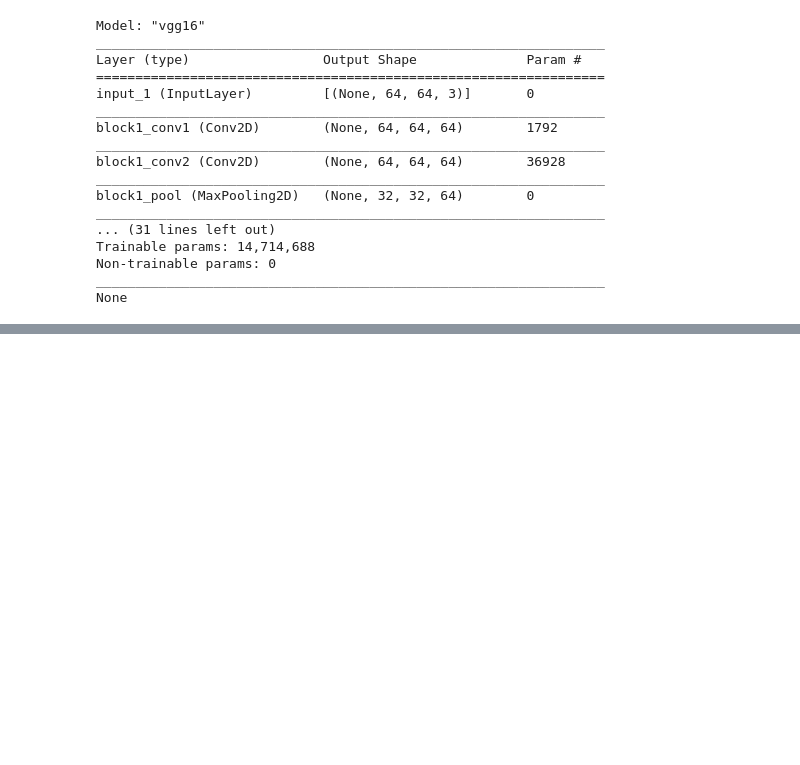
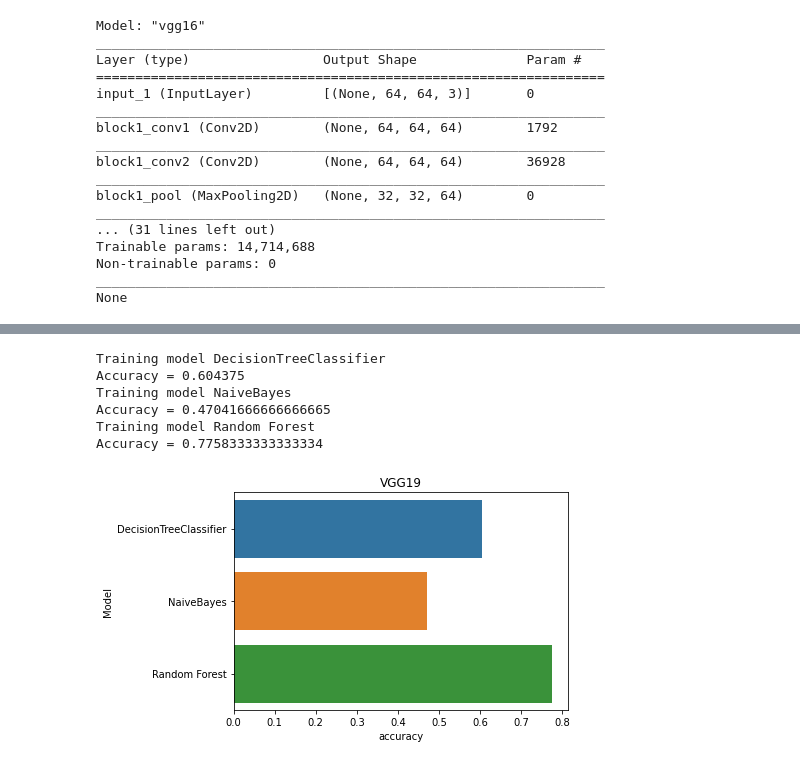
Before and after one commit to rajbircit/assignments, a Jupyter notebook: dl_a2/pretrained.ipynb, the cells around one changed output, grey strips where cells are left out. Drawn from its saved outputs; the diff is of its cells as text; code cells hidden in the pictures; blank space fills up the shorter version.

```diff
--- a/dl_a2/pretrained.ipynb
+++ b/dl_a2/pretrained.ipynb
@@ -418,6 +403,19 @@ Training model Gradient Boost
 # %%
 vgg19 = tf.keras.applications.VGG19(\
                                     include_top=False,\
                                     weights='imagenet',\
                                     input_shape=trainX[0].shape)
-vgg19_names, vgg19_acc = features_extraction_test("VGG19", vgg19, trainX, trainY, valX, valY)
+vgg19_names, vgg19_acc = feature_extraction_test("VGG19",\
+                                                 vgg19,\
+                                                 trainX,\
+                                                 trainY,\
+                                                 valX,\
+                                                 valY)
+# %% [output]
+Training model DecisionTreeClassifier
+Accuracy = 0.604375
+Training model NaiveBayes
+Accuracy = 0.47041666666666665
+Training model Random Forest
+Accuracy = 0.7758333333333334
+[figure, added]
```
Also changed, not shown: parts of 8 cells of this notebook.
